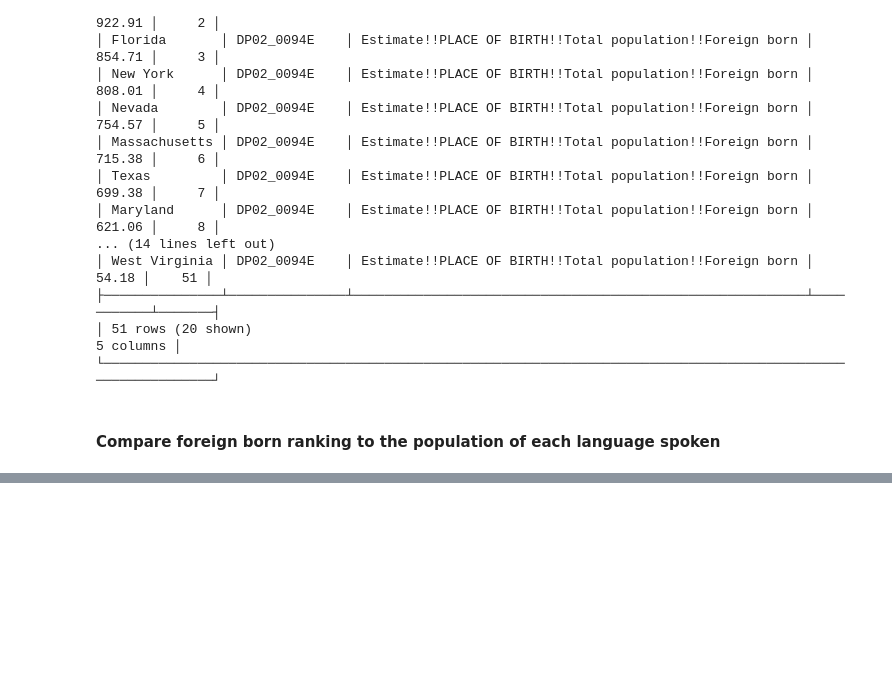
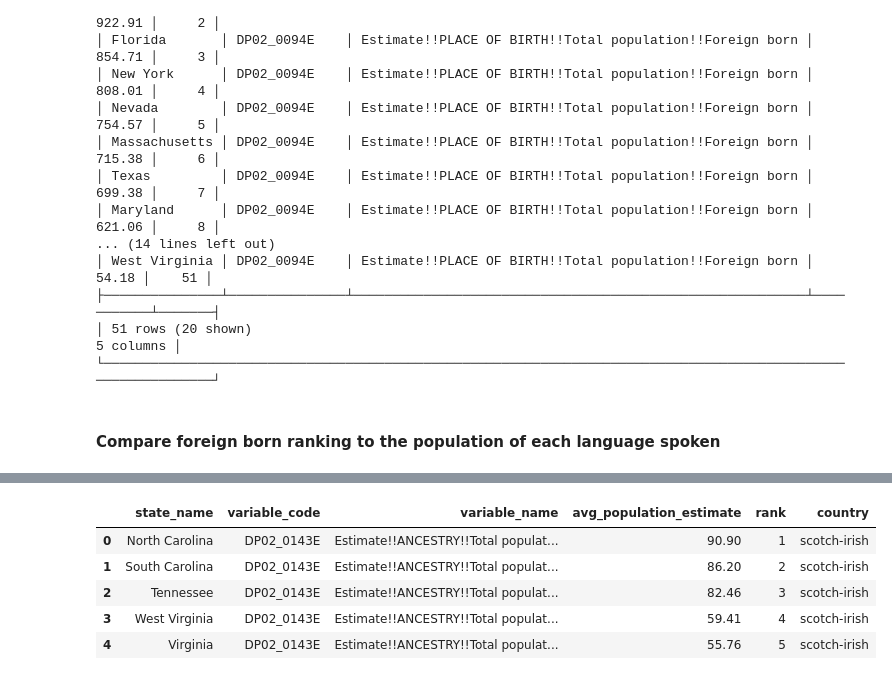
Before and after one commit to 0-steve/census_api, a Jupyter notebook: 3_query/duck_db.ipynb, the cells around one changed output, grey strips where cells are left out. Drawn from its saved outputs; the diff is of its cells as text; code cells hidden in the pictures; blank space fills up the shorter version.

Commit message:
included year variable in 1_build & new viz in 3_query

```diff
--- a/3_query/duck_db.ipynb
+++ b/3_query/duck_db.ipynb
@@ -334,0 +340,11 @@ foreign_born_language[foreign_born_language["state_name"] == "California"].sort_
+# %%
+# only return records from the ancestry demographic and that contains a country of origin
+query = f"""
+SELECT variable_code, REGEXP_REPLACE(demographic, 'total population ', '') as country
+FROM variables
+WHERE variable_code IN {tuple(foreign_born_language.variable_code.unique())}
+ AND demographic_target = 'ancestry'
+ AND SPLIT_PART(demographic, ' ', 3) != ''
+         """
+
+ancestry_country = con.sql(query).df()
@@ -334,0 +360,14 @@ foreign_born_language[foreign_born_language["state_name"] == "California"].sort_
+# %%
+# join ancestry country to foreign_born_language df
+foreign_born_language_wCountry = foreign_born_language.merge(ancestry_country, on = "variable_code", how = "inner")
+# %%
+foreign_born_language_wCountry = foreign_born_language_wCountry.rename({"avg_value": "avg_population_estimate"}, axis = 1)
+# %%
+foreign_born_language_wCountry.head()
+# %% [output]
+|  | state_name | variable_code | variable_name | avg_population_estimate | rank | country |
+| 0 | North Carolina | DP02_0143E | Estimate!!ANCESTRY!!Total populat... | 90.90 | 1 | scotch-irish |
+| 1 | South Carolina | DP02_0143E | Estimate!!ANCESTRY!!Total populat... | 86.20 | 2 | scotch-irish |
+| 2 | Tennessee | DP02_0143E | Estimate!!ANCESTRY!!Total populat... | 82.46 | 3 | scotch-irish |
+| 3 | West Virginia | DP02_0143E | Estimate!!ANCESTRY!!Total populat... | 59.41 | 4 | scotch-irish |
+| 4 | Virginia | DP02_0143E | Estimate!!ANCESTRY!!Total populat... | 55.76 | 5 | scotch-irish |
```
Also changed, not shown: parts of 10 cells of this notebook, 2 other files.
